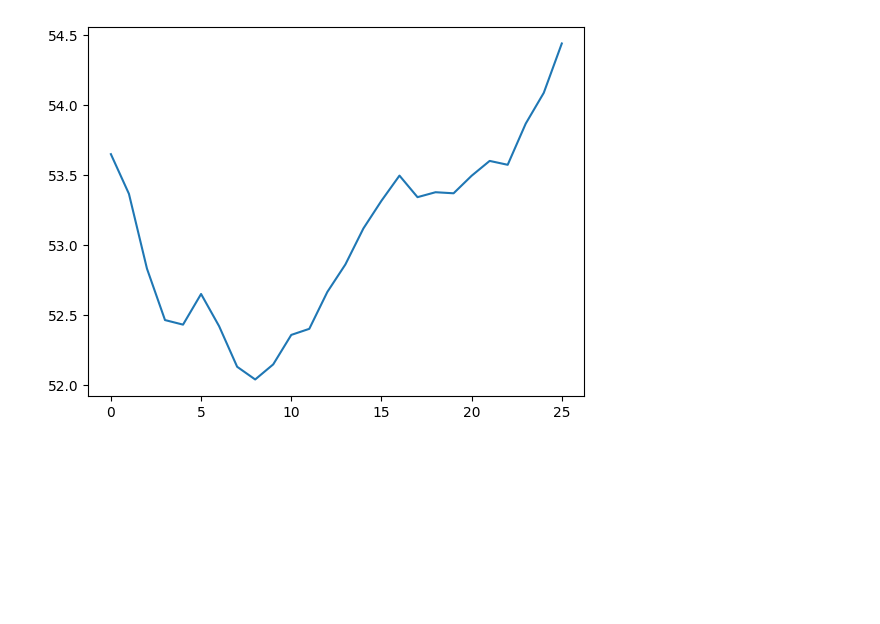
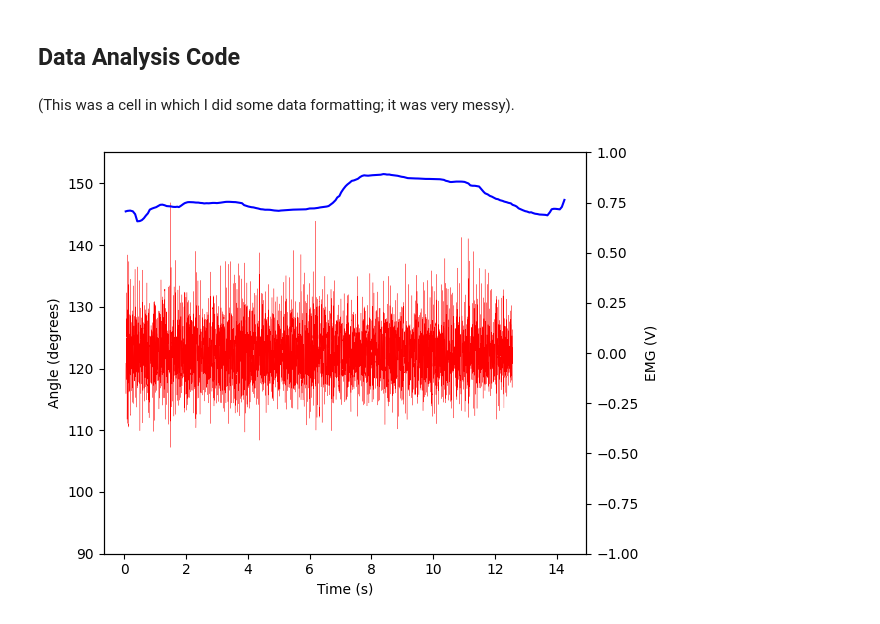
Before and after one commit to EshanSankar/bme205-diy-lab, a Jupyter notebook: pose_detector.ipynb, the cells around one changed output. Drawn from its saved outputs; the diff is of its cells as text; code cells hidden in the pictures; blank space fills up the shorter version.

```diff
--- a/pose_detector.ipynb
+++ b/pose_detector.ipynb
@@ -46 +62,3 @@ cv2.destroyAllWindows()
+# %% [markdown]
+## Data Analysis Code
 # %%
@@ -48,6 +68,21 @@ import matplotlib.pyplot as plt
-# %%
-figure, ax = plt.subplots()
-ax.plot(data)
-plt.show()
-# %% [output]
-[figure, removed]
+# %% [markdown]
+(This was a cell in which I did some data formatting; it was very messy).
+# %%
+df = pd.read_csv("processed/extend.csv")
+extend_data = pd.DataFrame.to_numpy(df)
+extend_data = np.delete(extend_data, 0, 1)
+fig, ax1 = plt.subplots()
+ax1.set_xlabel("Time (s)")
+ax1.set_ylabel("Angle (degrees)")
+ax1.set_ylim(bottom = 90, top = 155)
+ax1.plot(extend_time, extend_angle, color="b")
+ax2 = ax1.twinx()
+ax2.set_ylabel("EMG (V)")
+ax2.set_ylim(bottom = -1, top = 1)
+ax2.plot(extend_data[:,0][100:], extend_data[:,1][100:], color="r", linewidth=0.2)
+ax1.set_zorder(ax2.get_zorder()+1)
+ax1.patch.set_visible(False)
+fig.tight_layout()
+plt.show()
+# %% [output]
+[figure, added]
```
Also changed, not shown: parts of 15 cells of this notebook, 1 other file.
